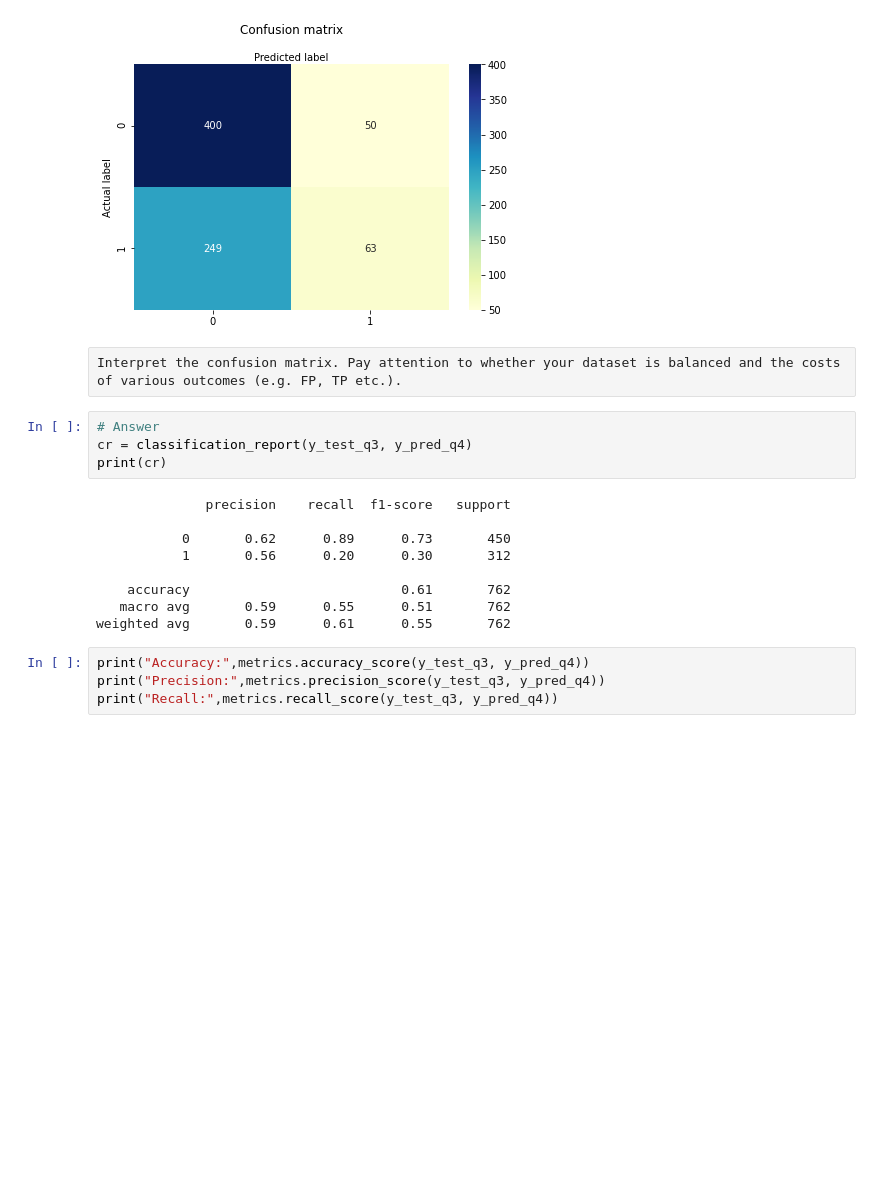
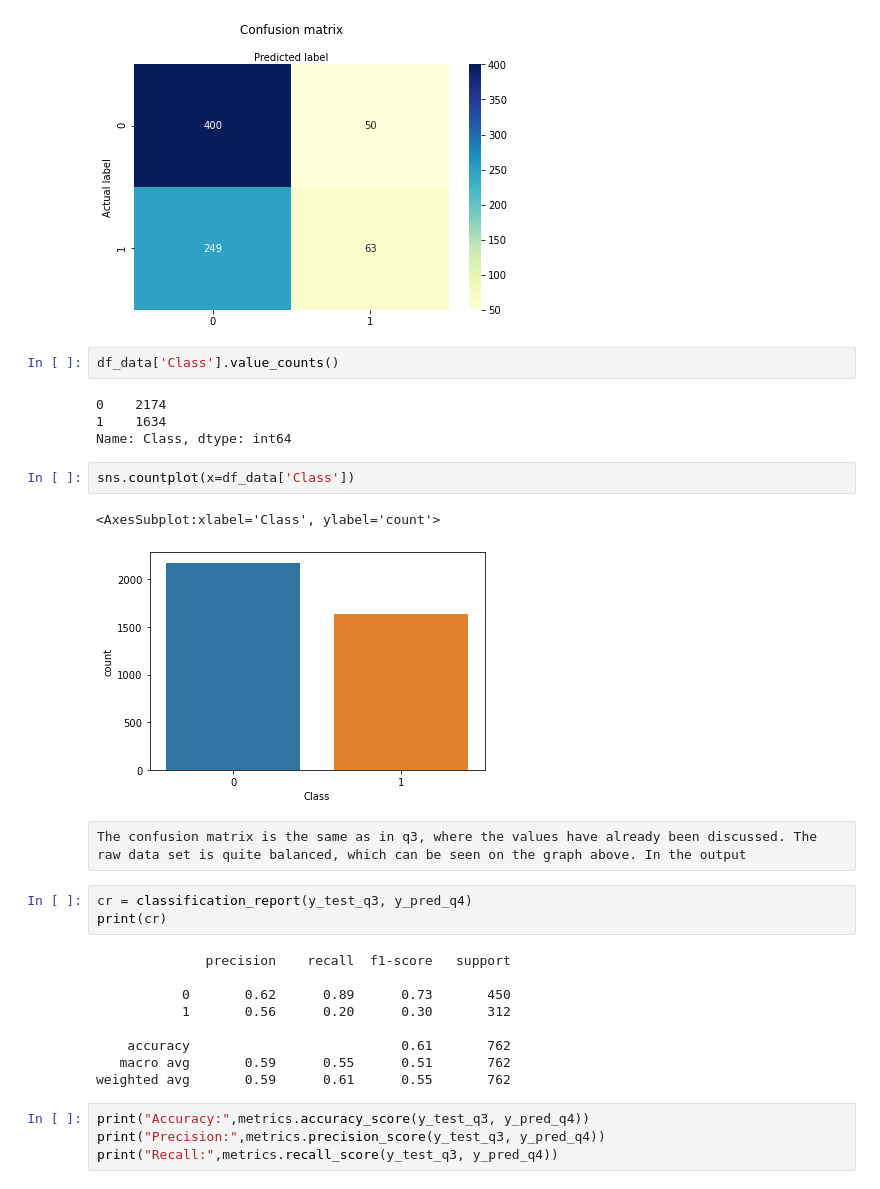
Before and after one commit to Nsmid/Machine-Learning-for-Finance, a Jupyter notebook: assignment 1/assignment1_group08_2021.ipynb, the cells around one changed output. Cells and saved outputs as stored; diff of their text form; blank space fills up the shorter version.

```diff
--- a/assignment 1/assignment1_group08_2021.ipynb
+++ b/assignment 1/assignment1_group08_2021.ipynb
@@ -608,10 +532,20 @@ plt.xlabel('Predicted label')
 # %% [output]
 Text(0.5, 257.44, 'Predicted label')
 [figure]
-# %% [raw]
-Interpret the confusion matrix. Pay attention to whether your dataset is balanced and the costs of various outcomes (e.g. FP, TP etc.).
+# %%
+df_data['Class'].value_counts()
+# %% [output]
+0    2174
+1    1634
+Name: Class, dtype: int64
+# %%
+sns.countplot(x=df_data['Class'])
+# %% [output]
+<AxesSubplot:xlabel='Class', ylabel='count'>
+[figure, added]
+# %% [raw]
+The confusion matrix is the same as in q3, where the values have already been discussed. The raw data set is quite balanced, which can be seen on the graph above. In the output
 # %%
-# Answer
 cr = classification_report(y_test_q3, y_pred_q4)
 print(cr)
 # %% [output]
```
Also changed, not shown: parts of 59 cells of this notebook.
